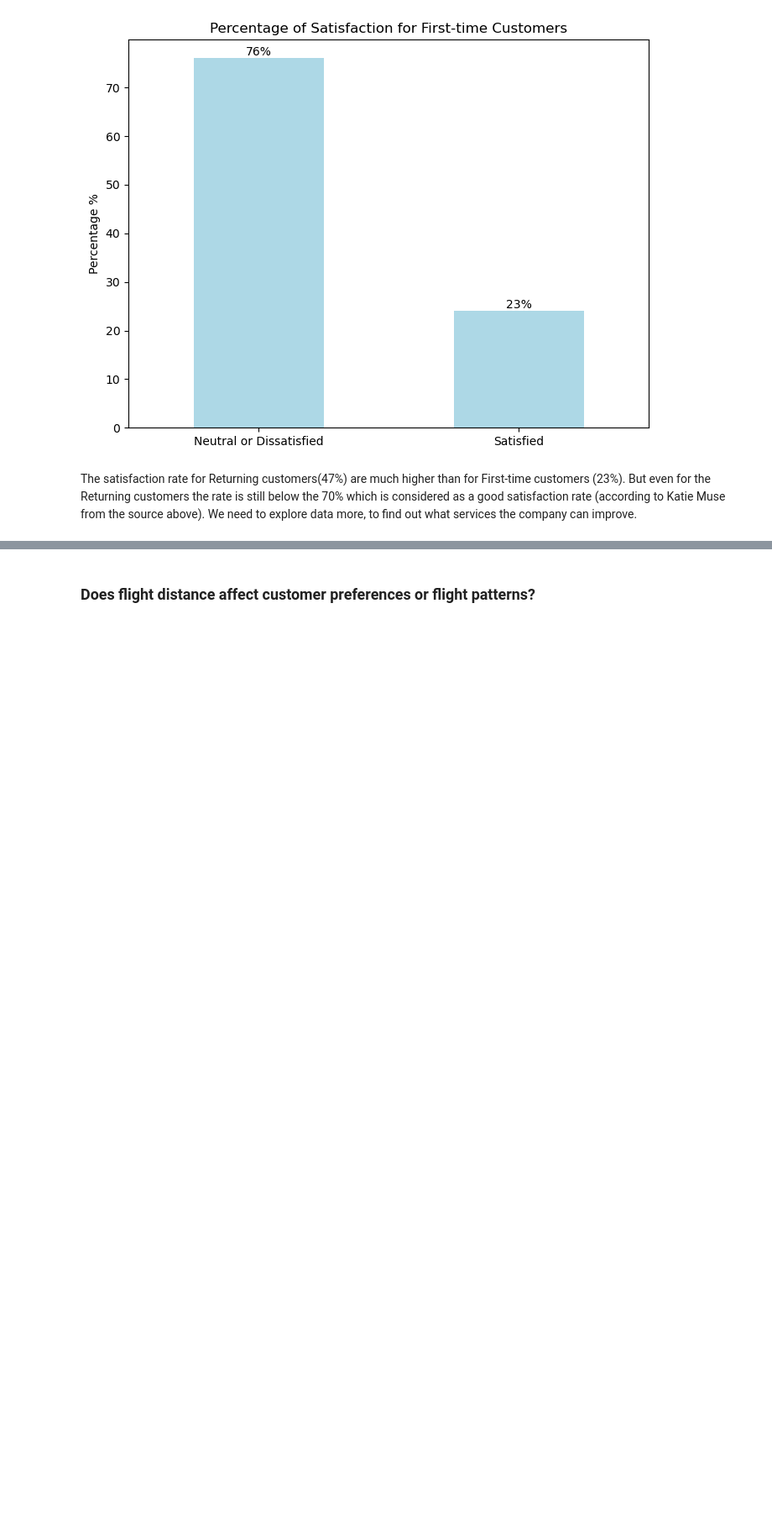
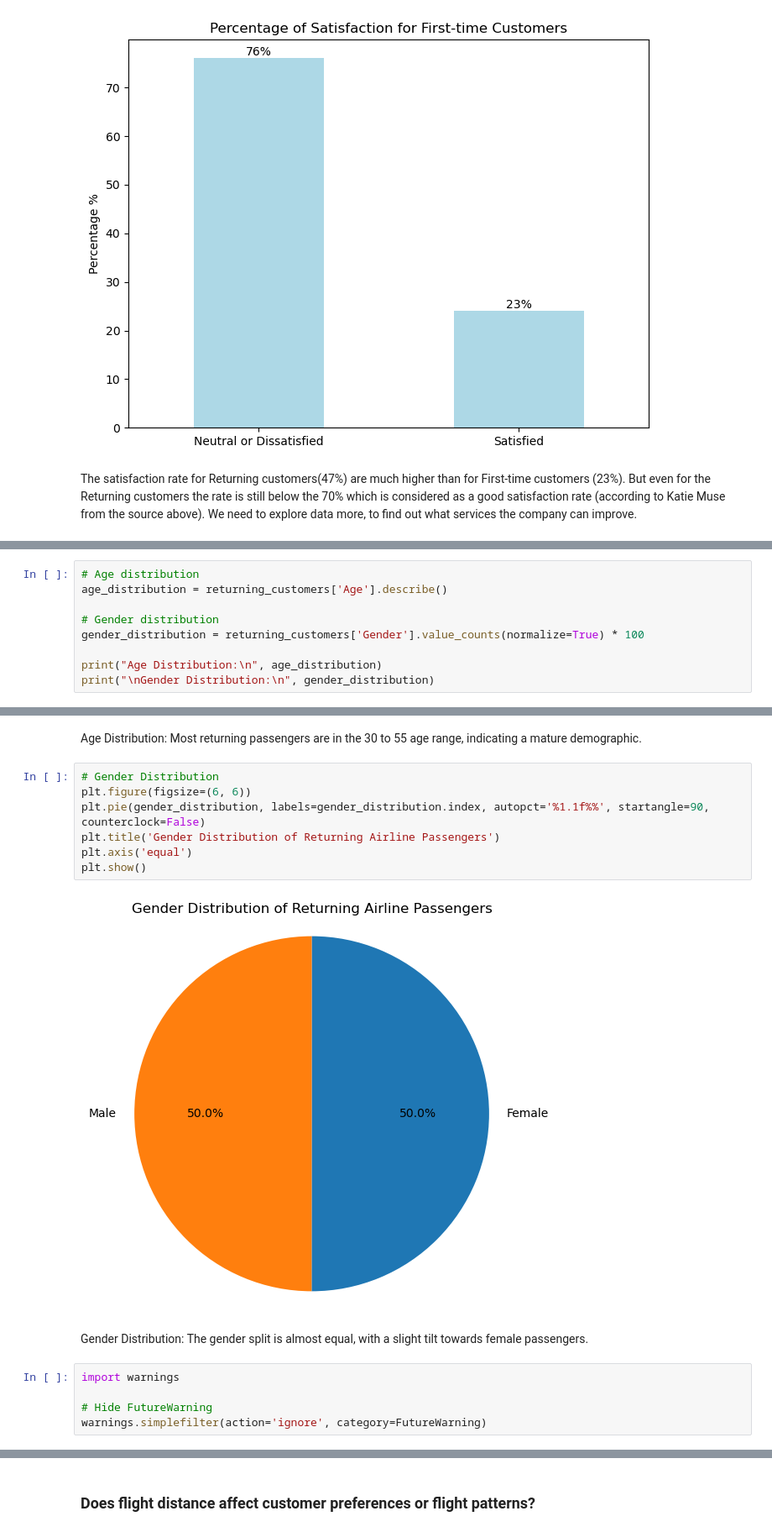
Before and after one commit to samamaryna/team_project, a Jupyter notebook: Project_2.ipynb, the cells around one changed output, grey strips where cells are left out. Shown at 84% size. Cells and saved outputs as stored; diff of their text form; blank space fills up the shorter version.

```diff
--- a/Project_2.ipynb
+++ b/Project_2.ipynb
@@ -287,0 +297,9 @@ The satisfaction rate for Returning customers(47%) are much higher than for Firs
+# %%
+# Age distribution
+age_distribution = returning_customers['Age'].describe()
+
+# Gender distribution
+gender_distribution = returning_customers['Gender'].value_counts(normalize=True) * 100
+
+print("Age Distribution:\n", age_distribution)
+print("\nGender Distribution:\n", gender_distribution)
@@ -287,0 +449,18 @@ The satisfaction rate for Returning customers(47%) are much higher than for Firs
+# %% [markdown]
+Age Distribution: Most returning passengers are in the 30 to 55 age range, indicating a mature demographic.
+# %%
+# Gender Distribution
+plt.figure(figsize=(6, 6))
+plt.pie(gender_distribution, labels=gender_distribution.index, autopct='%1.1f%%', startangle=90, counterclock=False)
+plt.title('Gender Distribution of Returning Airline Passengers')
+plt.axis('equal')
+plt.show()
+# %% [output]
+[figure, added]
+# %% [markdown]
+Gender Distribution: The gender split is almost equal, with a slight tilt towards female passengers.
+# %%
+import warnings
+
+# Hide FutureWarning
+warnings.simplefilter(action='ignore', category=FutureWarning)
```
Also changed, not shown: parts of 22 cells of this notebook.
